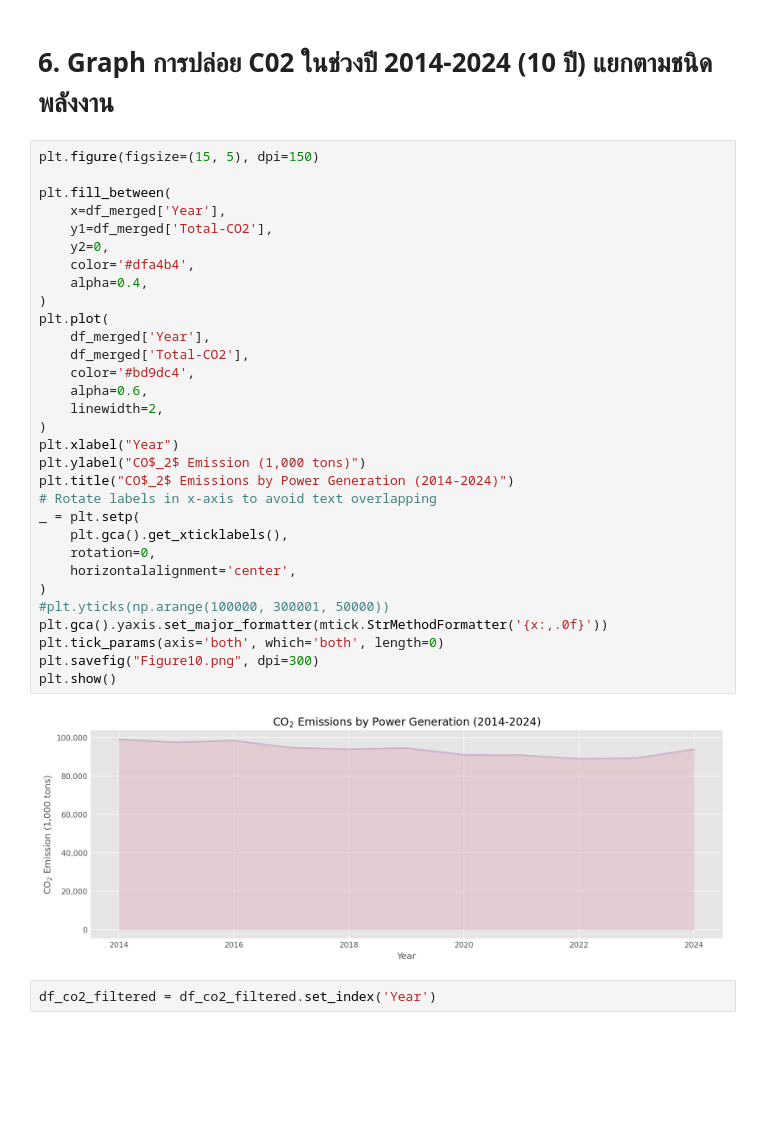
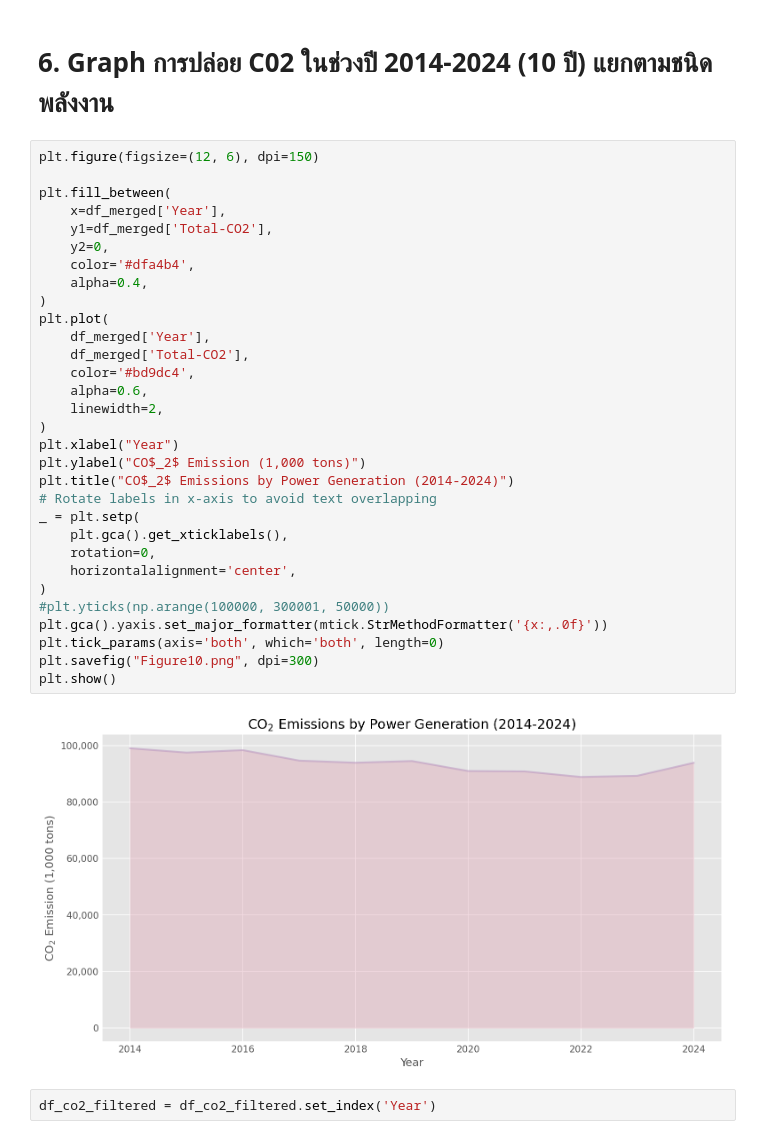
Before and after one commit to immiesp/DADS5001_miniproject, a Jupyter notebook: Mini_Project_DADS5001.ipynb, the cells around one changed output. Cells and saved outputs as stored; diff of their text form; blank space fills up the shorter version.

```diff
--- a/Mini_Project_DADS5001.ipynb
+++ b/Mini_Project_DADS5001.ipynb
@@ -721,38 +722,38 @@ plt.show()
 # %% [markdown]
 # 6. Graph การปล่อย C02 ในช่วงปี 2014-2024 (10 ปี) แยกตามชนิดพลังงาน
 # %%
-plt.figure(figsize=(15, 5), dpi=150)
+plt.figure(figsize=(12, 6), dpi=150)
 
 plt.fill_between(
     x=df_merged['Year'],
     y1=df_merged['Total-CO2'],
     y2=0,
     color='#dfa4b4',
     alpha=0.4,
 )
 plt.plot(
     df_merged['Year'],
     df_merged['Total-CO2'],
     color='#bd9dc4',
     alpha=0.6,
     linewidth=2,
 )
 plt.xlabel("Year")
 plt.ylabel("CO$_2$ Emission (1,000 tons)")
 plt.title("CO$_2$ Emissions by Power Generation (2014-2024)")
 # Rotate labels in x-axis to avoid text overlapping
 _ = plt.setp(
     plt.gca().get_xticklabels(),
     rotation=0,
     horizontalalignment='center',
 )
 #plt.yticks(np.arange(100000, 300001, 50000))
 plt.gca().yaxis.set_major_formatter(mtick.StrMethodFormatter('{x:,.0f}'))
 plt.tick_params(axis='both', which='both', length=0)
 plt.savefig("Figure10.png", dpi=300)
 plt.show()
 # %% [output]
-[figure, old version]
+[figure, new version]
 # %%
 df_co2_filtered = df_co2_filtered.set_index('Year')
 # %%
```
Also changed, not shown: parts of 3 cells of this notebook.
